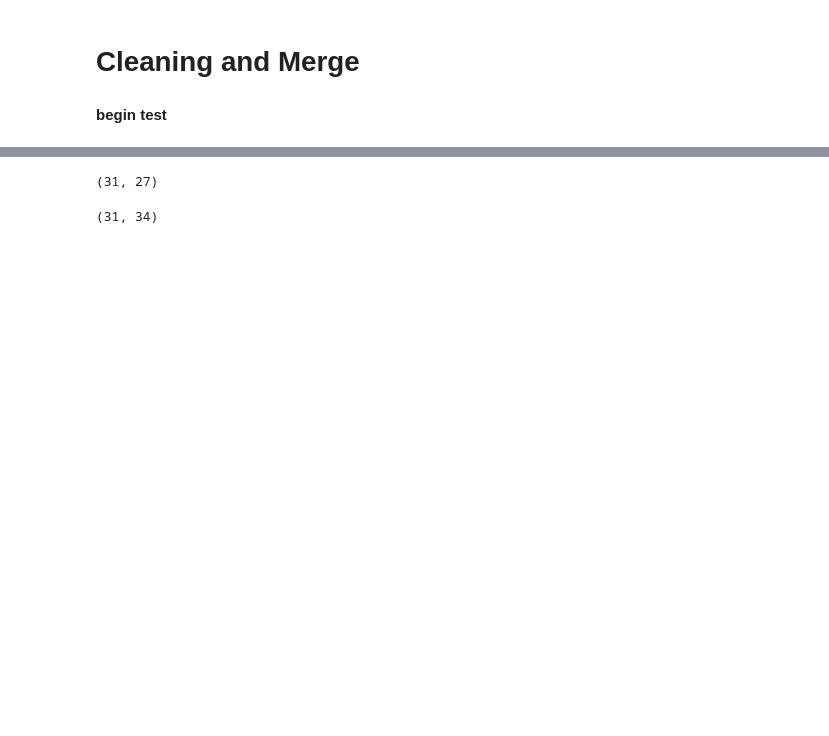
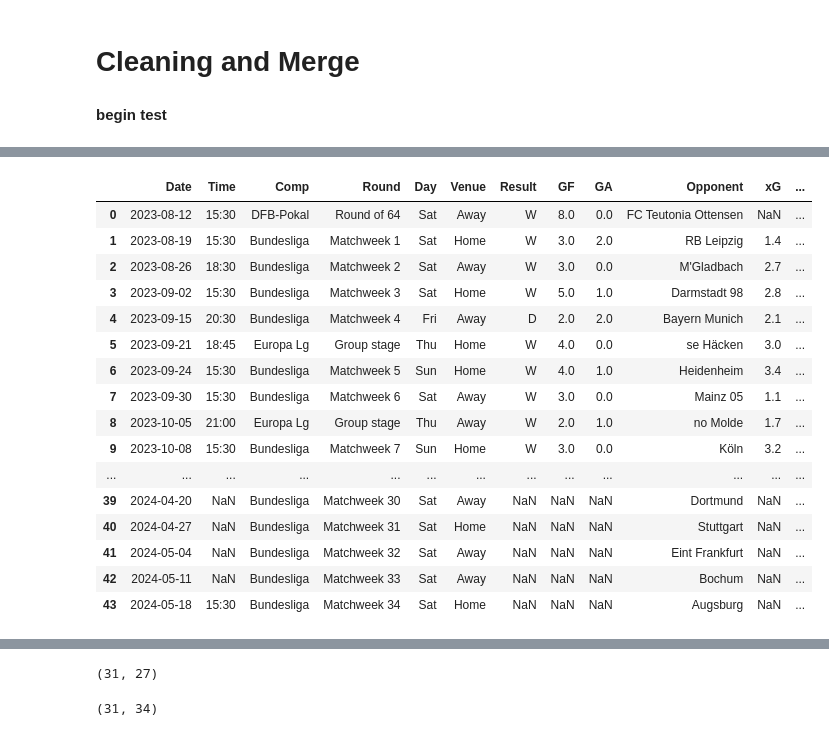
Before and after one commit to BinhHong/Prediction-football-outcome-in-Bundesliga, a Jupyter notebook: Data scraping.ipynb, the cells around one changed output, grey strips where cells are left out. Drawn from its saved outputs; the diff is of its cells as text; code cells hidden in the pictures; blank space fills up the shorter version.

```diff
--- a/Data scraping.ipynb
+++ b/Data scraping.ipynb
@@ -318,0 +368,20 @@ Index(['Date', 'Time', 'Comp', 'Round', 'Day', 'Venue', 'Result', 'GF', 'GA',
+# %%
+Leverkusen_matches
+# %% [output]
+|  | Date | Time | Comp | Round | Day | Venue | Result | GF | GA | Opponent | xG | ... |
+| 0 | 2023-08-12 | 15:30 | DFB-Pokal | Round of 64 | Sat | Away | W | 8.0 | 0.0 | FC Teutonia Ottensen | NaN | ... |
+| 1 | 2023-08-19 | 15:30 | Bundesliga | Matchweek 1 | Sat | Home | W | 3.0 | 2.0 | RB Leipzig | 1.4 | ... |
+| 2 | 2023-08-26 | 18:30 | Bundesliga | Matchweek 2 | Sat | Away | W | 3.0 | 0.0 | M'Gladbach | 2.7 | ... |
+| 3 | 2023-09-02 | 15:30 | Bundesliga | Matchweek 3 | Sat | Home | W | 5.0 | 1.0 | Darmstadt 98 | 2.8 | ... |
+| 4 | 2023-09-15 | 20:30 | Bundesliga | Matchweek 4 | Fri | Away | D | 2.0 | 2.0 | Bayern Munich | 2.1 | ... |
+| 5 | 2023-09-21 | 18:45 | Europa Lg | Group stage | Thu | Home | W | 4.0 | 0.0 | se Häcken | 3.0 | ... |
+| 6 | 2023-09-24 | 15:30 | Bundesliga | Matchweek 5 | Sun | Home | W | 4.0 | 1.0 | Heidenheim | 3.4 | ... |
+| 7 | 2023-09-30 | 15:30 | Bundesliga | Matchweek 6 | Sat | Away | W | 3.0 | 0.0 | Mainz 05 | 1.1 | ... |
+| 8 | 2023-10-05 | 21:00 | Europa Lg | Group stage | Thu | Away | W | 2.0 | 1.0 | no Molde | 1.7 | ... |
+| 9 | 2023-10-08 | 15:30 | Bundesliga | Matchweek 7 | Sun | Home | W | 3.0 | 0.0 | Köln | 3.2 | ... |
+| ... | ... | ... | ... | ... | ... | ... | ... | ... | ... | ... | ... | ... |
+| 39 | 2024-04-20 | NaN | Bundesliga | Matchweek 30 | Sat | Away | NaN | NaN | NaN | Dortmund | NaN | ... |
+| 40 | 2024-04-27 | NaN | Bundesliga | Matchweek 31 | Sat | Home | NaN | NaN | NaN | Stuttgart | NaN | ... |
+| 41 | 2024-05-04 | NaN | Bundesliga | Matchweek 32 | Sat | Away | NaN | NaN | NaN | Eint Frankfurt | NaN | ... |
+| 42 | 2024-05-11 | NaN | Bundesliga | Matchweek 33 | Sat | Away | NaN | NaN | NaN | Bochum | NaN | ... |
+| 43 | 2024-05-18 | 15:30 | Bundesliga | Matchweek 34 | Sat | Home | NaN | NaN | NaN | Augsburg | NaN | ... |
```
Also changed, not shown: parts of 38 cells of this notebook.
